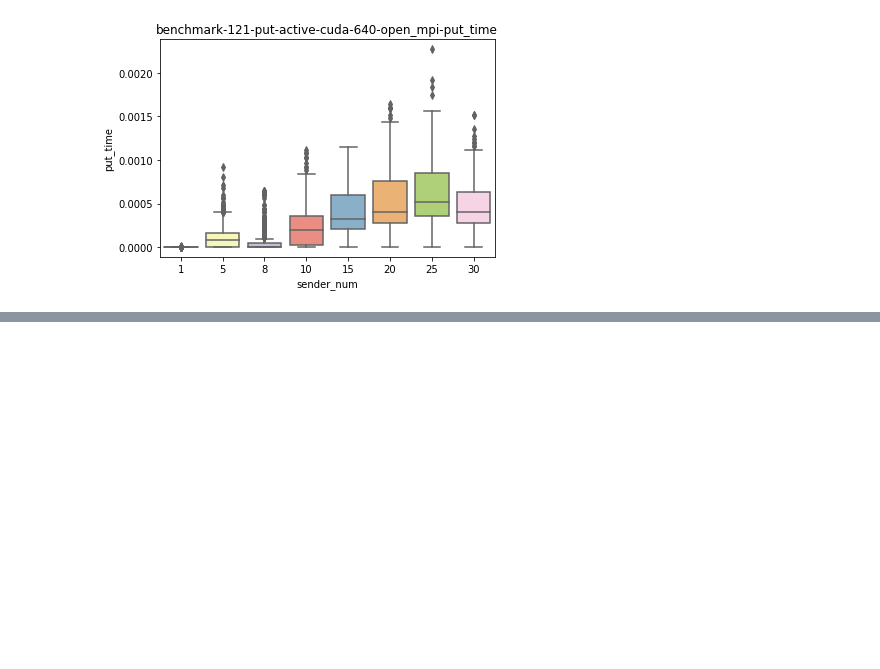
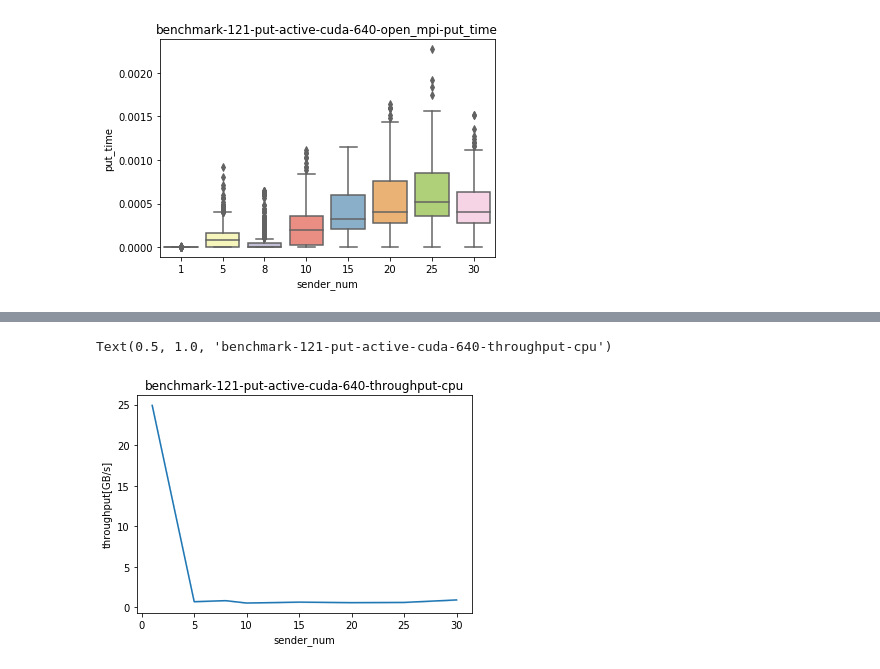
Before and after one commit to sinoyou/DPHPC-ETHZ-AS21-Visualization, a Jupyter notebook: active_put_121/active_put_121.ipynb, the cells around one changed output, grey strips where cells are left out. Saved outputs shown, nothing was run; the diff lists cells and outputs as text; code cells hidden in the pictures; blank space fills up the shorter version.

```diff
--- a/active_put_121/active_put_121.ipynb
+++ b/active_put_121/active_put_121.ipynb
@@ -199,0 +255,7 @@ Text(0.5, 1.0, 'benchmark-121-put-active-cuda-640-open_mpi-put_time')
+# %%
+# throughput plot - cpu
+data_throughput = sns.lineplot(x='sender_num', y='throughput[GB/s]', data=block_data[block_data['platform'] == 'OPEN-MPI'], ci=0)
+data_throughput.set_title(f'{plot_prefix}-throughput-cpu')
+# %% [output]
+Text(0.5, 1.0, 'benchmark-121-put-active-cuda-640-throughput-cpu')
+[figure, added]
```
Also changed, not shown: parts of 7 cells of this notebook, 3 other files.
